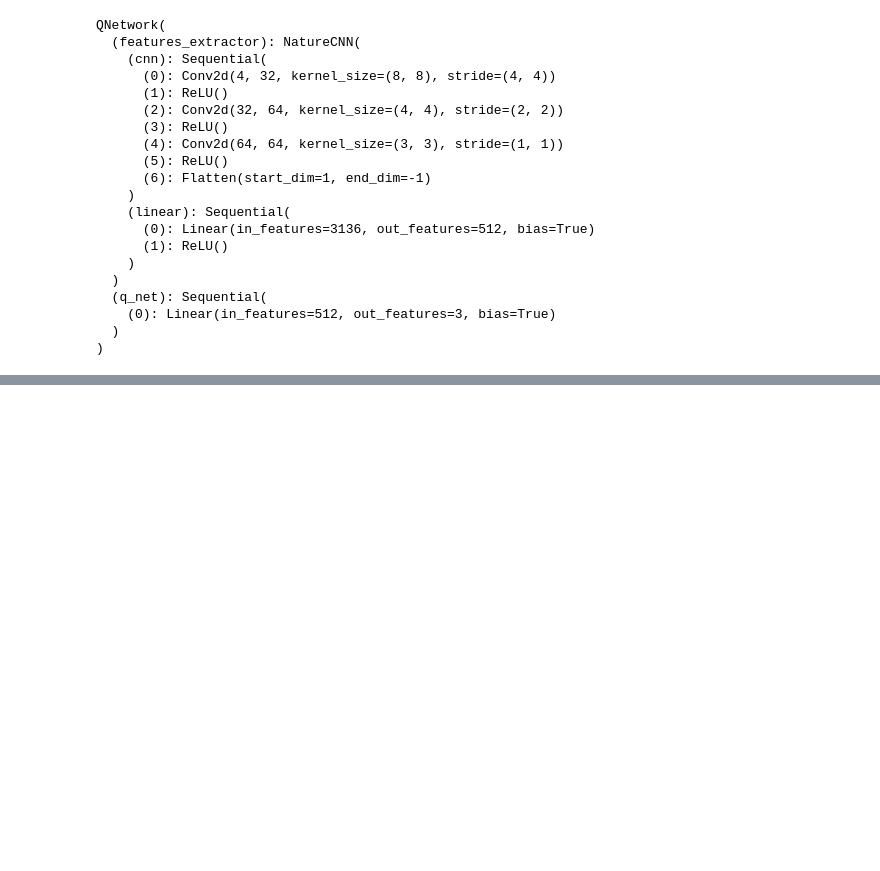
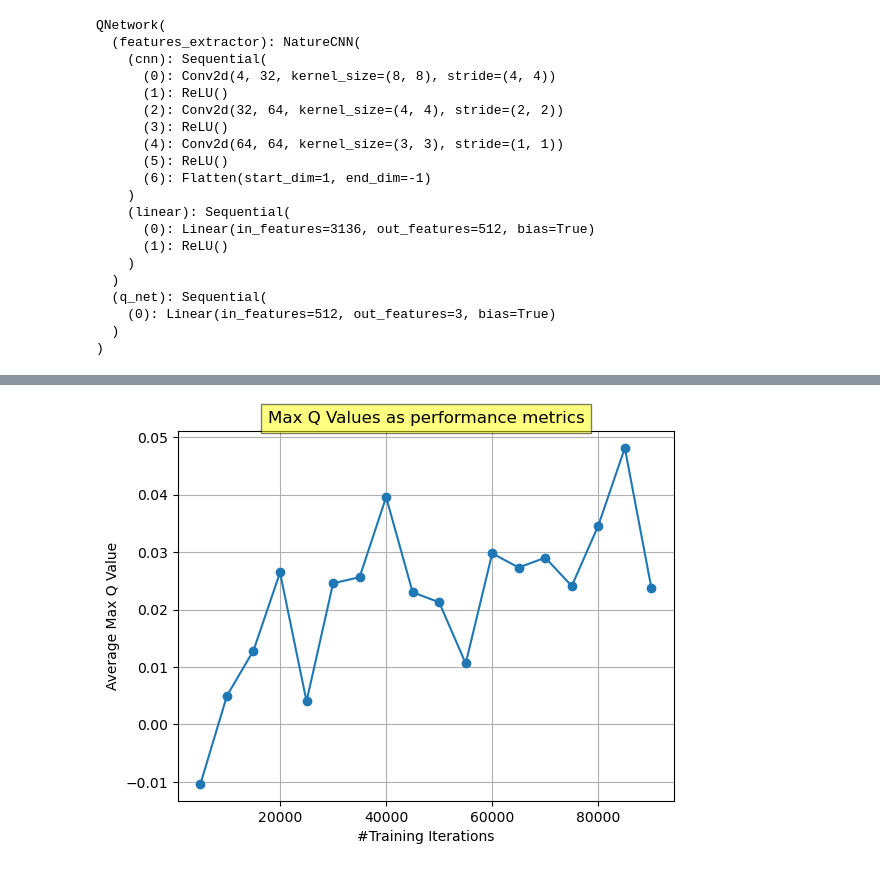
Before and after one commit to eno-sim/RL_project, a Jupyter notebook: chrome_rino.ipynb, the cells around one changed output, grey strips where cells are left out. Drawn from its saved outputs; the diff is of its cells as text; code cells hidden in the pictures; blank space fills up the shorter version.

```diff
--- a/chrome_rino.ipynb
+++ b/chrome_rino.ipynb
@@ -394,0 +532,8 @@ QNetwork(
+# %%
+num_states_to_sample = 15
+
+# Calculate the metric for models trained for 10,000 to 90,000 iterations
+average_max_qs2, iterations2 = calculate_average_max_q_for_models(env2, 5000, 90000, 5000, num_states_to_sample, directory='train2')
+plot_q_values(average_max_qs2, iterations2)
+# %% [output]
+[figure, added]
```
Also changed, not shown: parts of 14 cells of this notebook, 21 other files.
